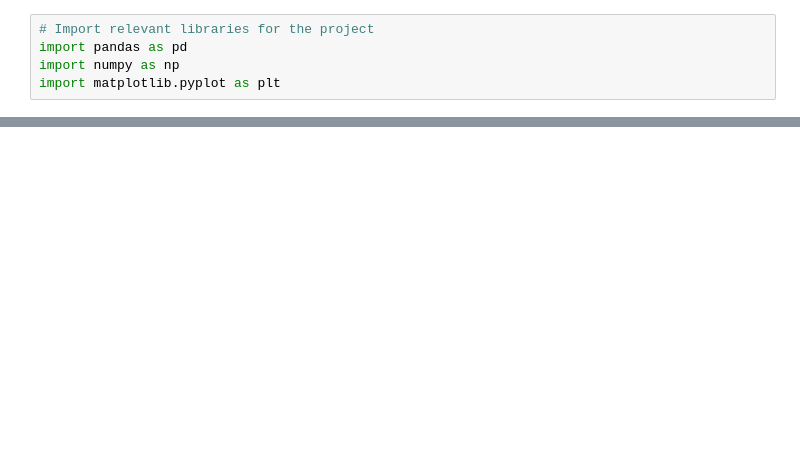
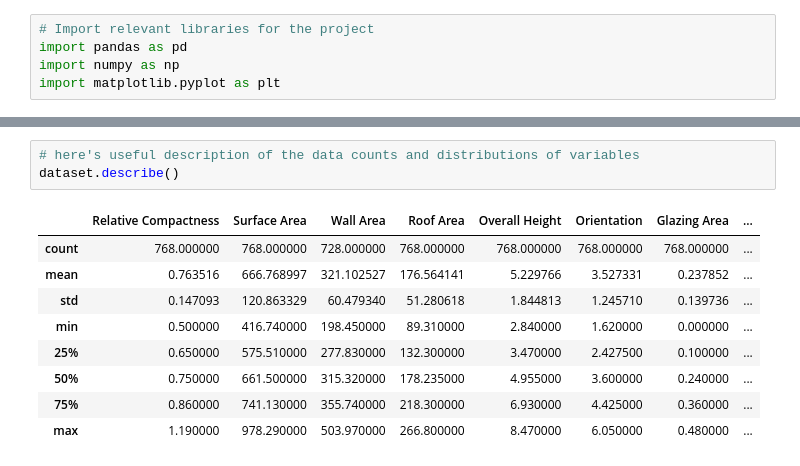
Before and after one commit to carlos-alves-one/ML-Coursework, a Jupyter notebook: regression.ipynb, the cells around one changed output, grey strips where cells are left out. Cells and saved outputs as stored; diff of their text form; blank space fills up the shorter version.

Commit message:
first commit for data prep

```diff
--- a/regression.ipynb
+++ b/regression.ipynb
@@ -71,0 +156,13 @@ dataset.head()
+# %%
+# here's useful description of the data counts and distributions of variables
+dataset.describe()
+# %% [output]
+|  | Relative Compactness | Surface Area | Wall Area | Roof Area | Overall Height | Orientation | Glazing Area | ... |
+| count | 768.000000 | 768.000000 | 728.000000 | 768.000000 | 768.000000 | 768.000000 | 768.000000 | ... |
+| mean | 0.763516 | 666.768997 | 321.102527 | 176.564141 | 5.229766 | 3.527331 | 0.237852 | ... |
+| std | 0.147093 | 120.863329 | 60.479340 | 51.280618 | 1.844813 | 1.245710 | 0.139736 | ... |
+| min | 0.500000 | 416.740000 | 198.450000 | 89.310000 | 2.840000 | 1.620000 | 0.000000 | ... |
+| 25% | 0.650000 | 575.510000 | 277.830000 | 132.300000 | 3.470000 | 2.427500 | 0.100000 | ... |
+| 50% | 0.750000 | 661.500000 | 315.320000 | 178.235000 | 4.955000 | 3.600000 | 0.240000 | ... |
+| 75% | 0.860000 | 741.130000 | 355.740000 | 218.300000 | 6.930000 | 4.425000 | 0.360000 | ... |
+| max | 1.190000 | 978.290000 | 503.970000 | 266.800000 | 8.470000 | 6.050000 | 0.480000 | ... |
```
Also changed, not shown: parts of 24 cells of this notebook, 2 other files.
